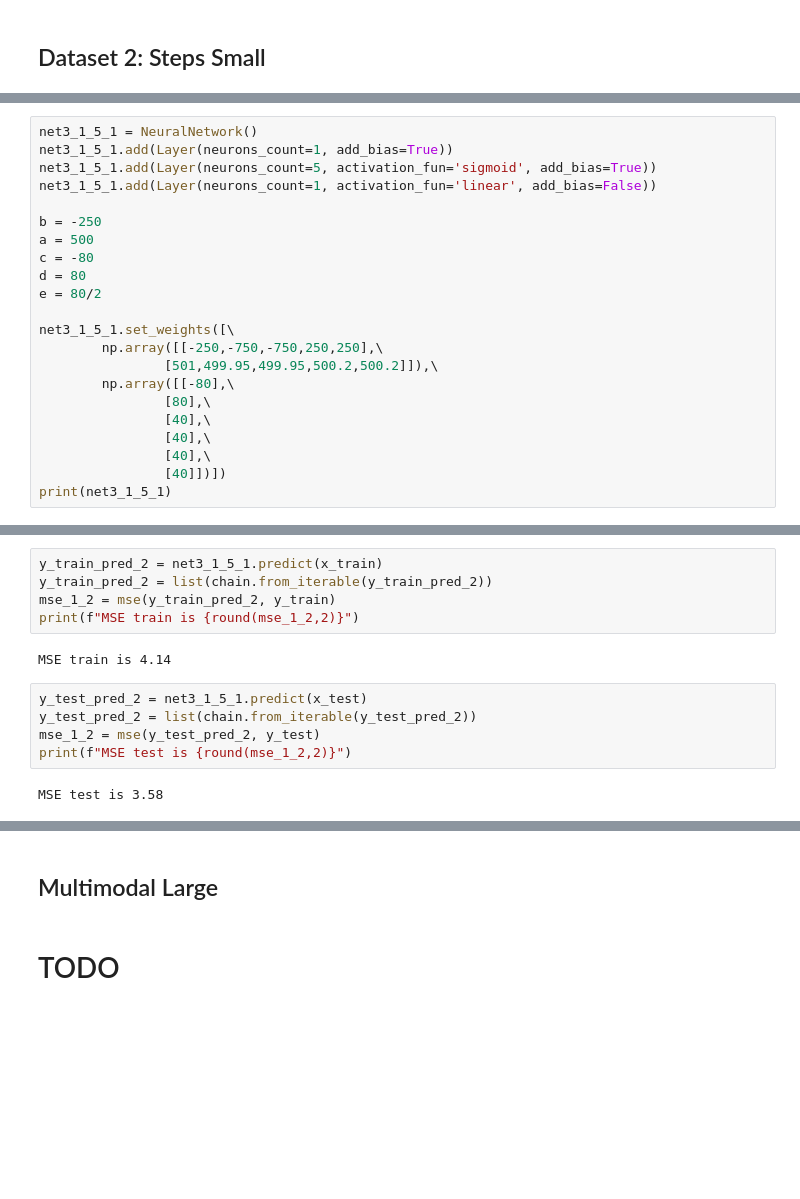
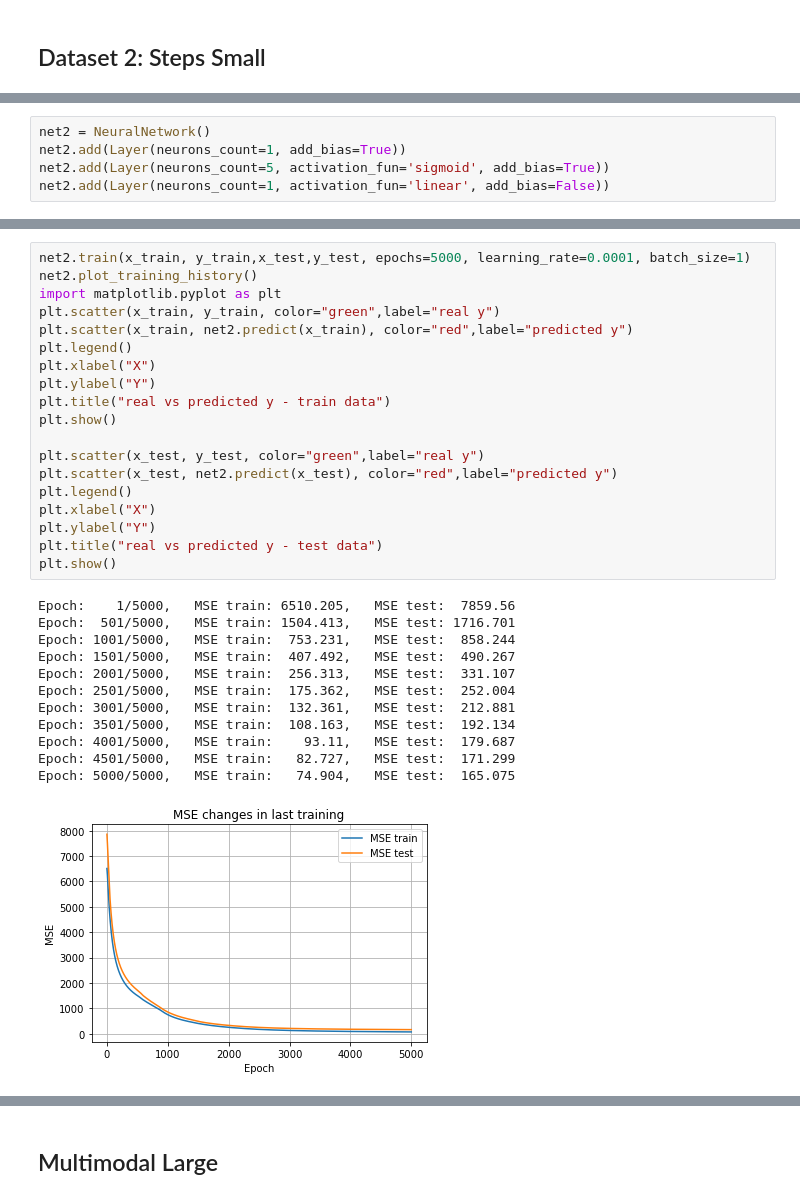
Before and after one commit to mstaczek/miowad, a Jupyter notebook: lab2.ipynb, the cells around one changed output, grey strips where cells are left out. Cells and saved outputs as stored; diff of their text form; blank space fills up the shorter version.

```diff
--- a/lab2.ipynb
+++ b/lab2.ipynb
@@ -138,22 +125,5 @@ Unnamed: 0
 # %%
-net3_1_5_1 = NeuralNetwork()
-net3_1_5_1.add(Layer(neurons_count=1, add_bias=True))
-net3_1_5_1.add(Layer(neurons_count=5, activation_fun='sigmoid', add_bias=True))
-net3_1_5_1.add(Layer(neurons_count=1, activation_fun='linear', add_bias=False))
-
-b = -250
-a = 500
-c = -80
-d = 80
-e = 80/2
-
-net3_1_5_1.set_weights([\
-        np.array([[-250,-750,-750,250,250],\
-                [501,499.95,499.95,500.2,500.2]]),\
-        np.array([[-80],\
-                [80],\
-                [40],\
-                [40],\
-                [40],\
-                [40]])])
-print(net3_1_5_1)
+net2 = NeuralNetwork()
+net2.add(Layer(neurons_count=1, add_bias=True))
+net2.add(Layer(neurons_count=5, activation_fun='sigmoid', add_bias=True))
+net2.add(Layer(neurons_count=1, activation_fun='linear', add_bias=False))
@@ -176,14 +130,32 @@ Neural network weights:
-# %%
-y_train_pred_2 = net3_1_5_1.predict(x_train)
-y_train_pred_2 = list(chain.from_iterable(y_train_pred_2))
-mse_1_2 = mse(y_train_pred_2, y_train)
-print(f"MSE train is {round(mse_1_2,2)}")
-# %% [output]
-MSE train is 4.14
-# %%
-y_test_pred_2 = net3_1_5_1.predict(x_test)
-y_test_pred_2 = list(chain.from_iterable(y_test_pred_2))
-mse_1_2 = mse(y_test_pred_2, y_test)
-print(f"MSE test is {round(mse_1_2,2)}")
-# %% [output]
-MSE test is 3.58
+# %%
+net2.train(x_train, y_train,x_test,y_test, epochs=5000, learning_rate=0.0001, batch_size=1)
+net2.plot_training_history()
+import matplotlib.pyplot as plt
+plt.scatter(x_train, y_train, color="green",label="real y")
+plt.scatter(x_train, net2.predict(x_train), color="red",label="predicted y")
+plt.legend()
+plt.xlabel("X")
+plt.ylabel("Y")
+plt.title("real vs predicted y - train data")
+plt.show()
+
+plt.scatter(x_test, y_test, color="green",label="real y")
+plt.scatter(x_test, net2.predict(x_test), color="red",label="predicted y")
+plt.legend()
+plt.xlabel("X")
+plt.ylabel("Y")
+plt.title("real vs predicted y - test data")
+plt.show()
+# %% [output]
+Epoch:    1/5000,   MSE train: 6510.205,   MSE test:  7859.56
+Epoch:  501/5000,   MSE train: 1504.413,   MSE test: 1716.701
+Epoch: 1001/5000,   MSE train:  753.231,   MSE test:  858.244
+Epoch: 1501/5000,   MSE train:  407.492,   MSE test:  490.267
+Epoch: 2001/5000,   MSE train:  256.313,   MSE test:  331.107
+Epoch: 2501/5000,   MSE train:  175.362,   MSE test:  252.004
+Epoch: 3001/5000,   MSE train:  132.361,   MSE test:  212.881
+Epoch: 3501/5000,   MSE train:  108.163,   MSE test:  192.134
+Epoch: 4001/5000,   MSE train:    93.11,   MSE test:  179.687
+Epoch: 4501/5000,   MSE train:   82.727,   MSE test:  171.299
+Epoch: 5000/5000,   MSE train:   74.904,   MSE test:  165.075
+[figure, added]
@@ -190,4 +164,2 @@ MSE test is 3.58
 # %% [markdown]
 ## Multimodal Large
-# %% [markdown]
-# TODO
```
Also changed, not shown: parts of 18 cells of this notebook, 1 other file.
